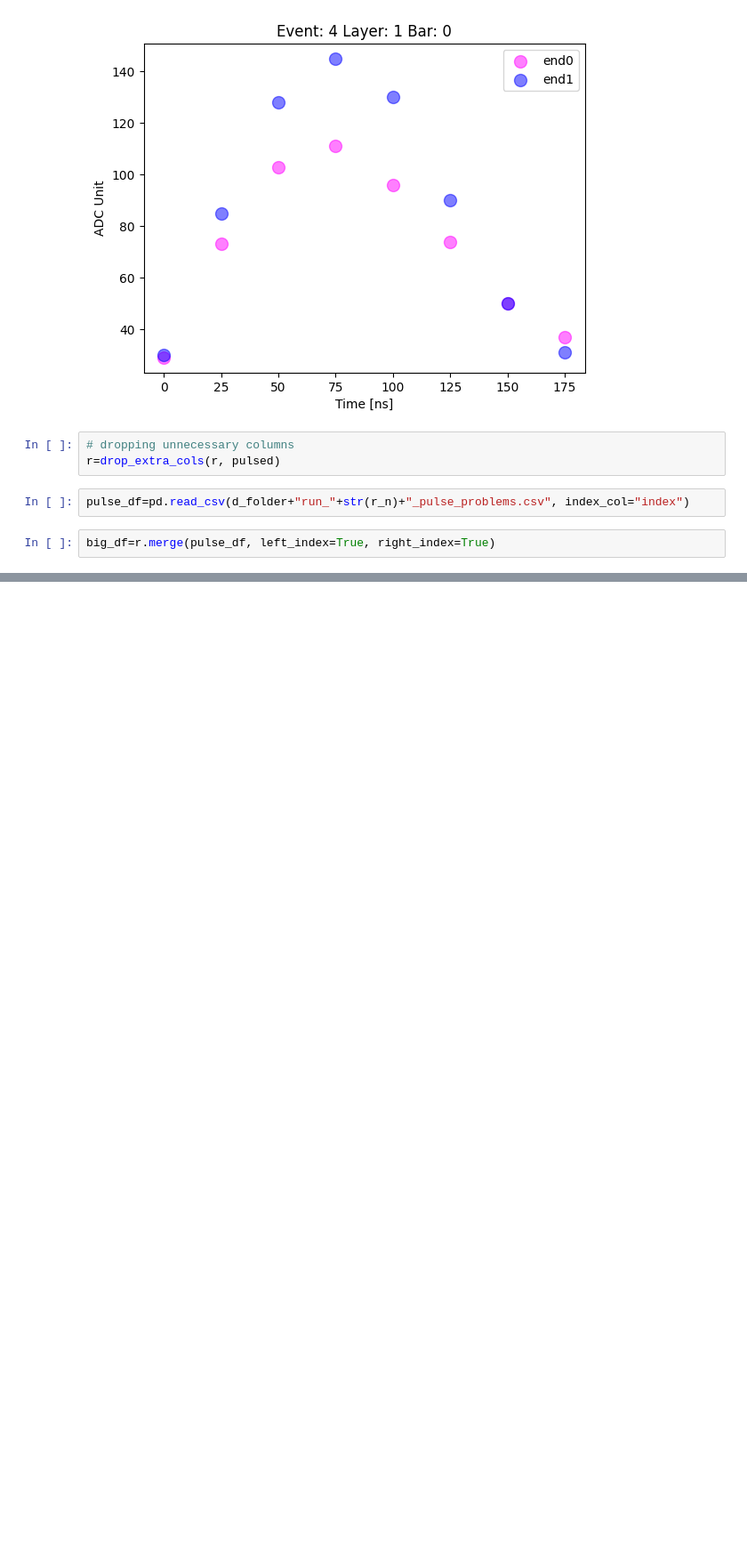
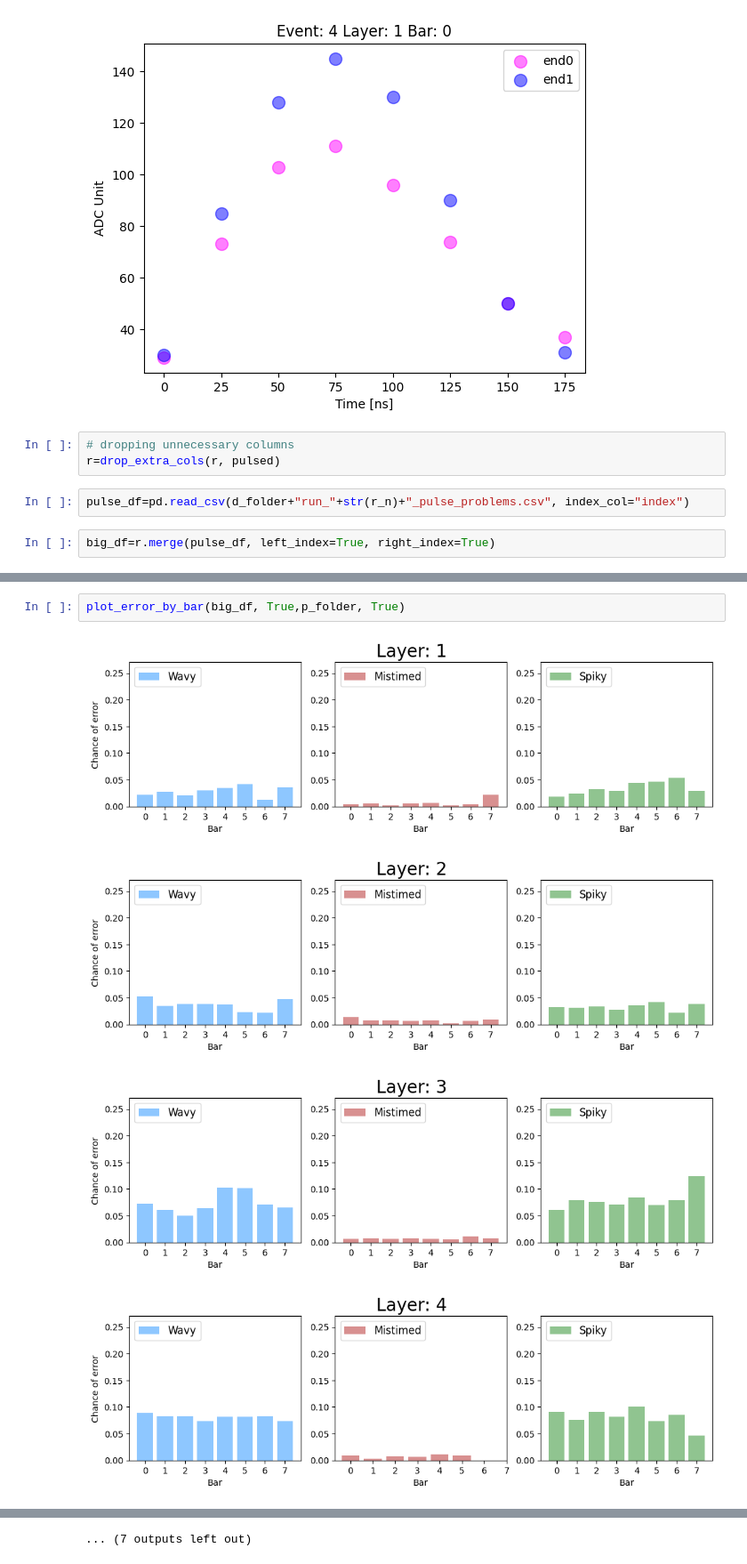
Before and after one commit to gajdangreta/hcalTestBeam, a Jupyter notebook: hcalEnv/notebooks/pulse_analysis.ipynb, the cells around one changed output, grey strips where cells are left out. Shown at 89% size. Cells and saved outputs as stored; diff of their text form; blank space fills up the shorter version.

```diff
--- a/hcalEnv/notebooks/pulse_analysis.ipynb
+++ b/hcalEnv/notebooks/pulse_analysis.ipynb
@@ -285,0 +285,7 @@ for l in range(1,20):
+# %%
+plot_error_by_bar(big_df, True,p_folder, True)
+# %% [output]
+[figure, added]
+[figure, added]
+[figure, added]
+[figure, added]
@@ -285,0 +300 @@ for l in range(1,20):
+... (7 outputs left out)
```
Also changed, not shown: parts of 12 cells of this notebook, 38 other files.
